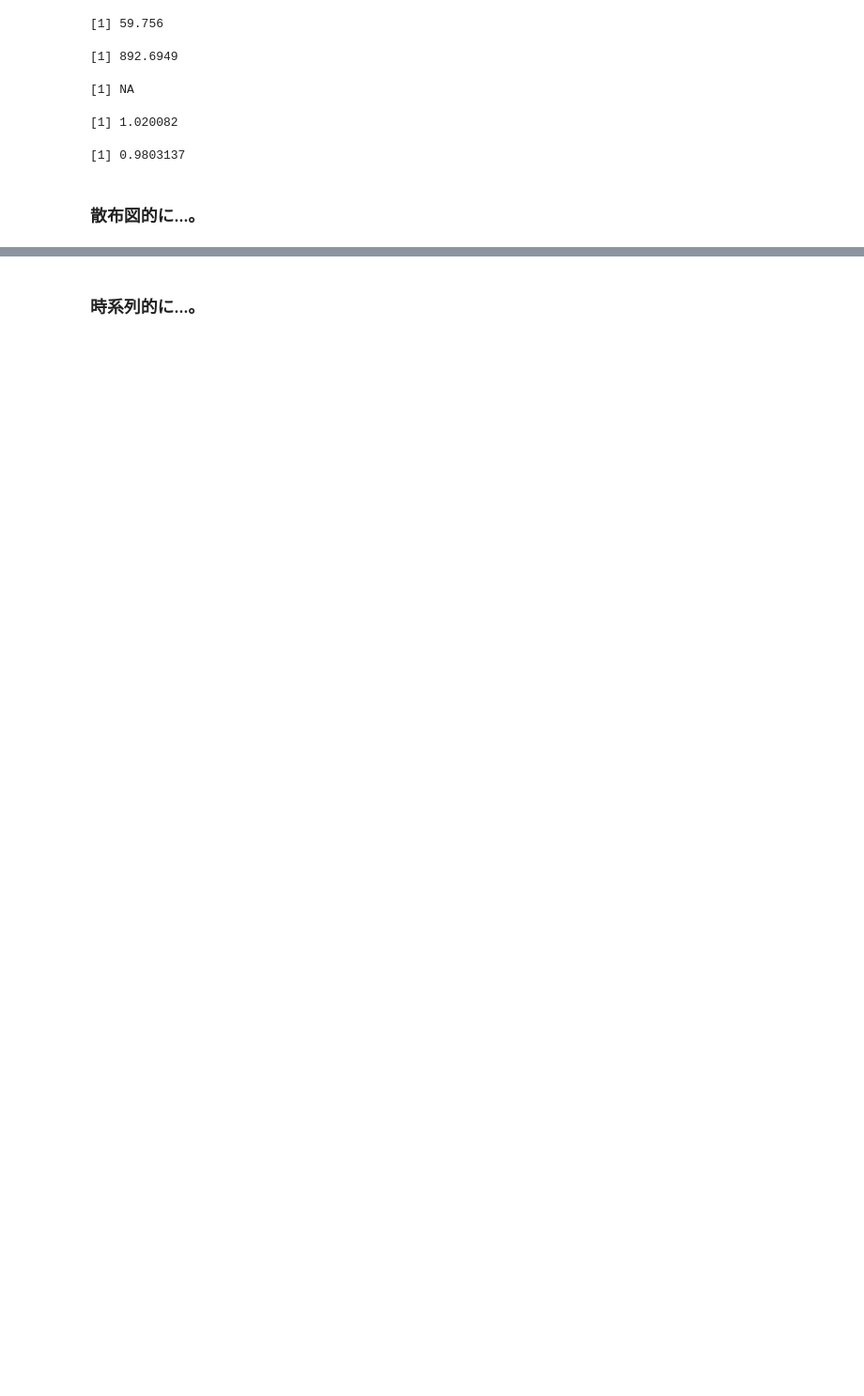
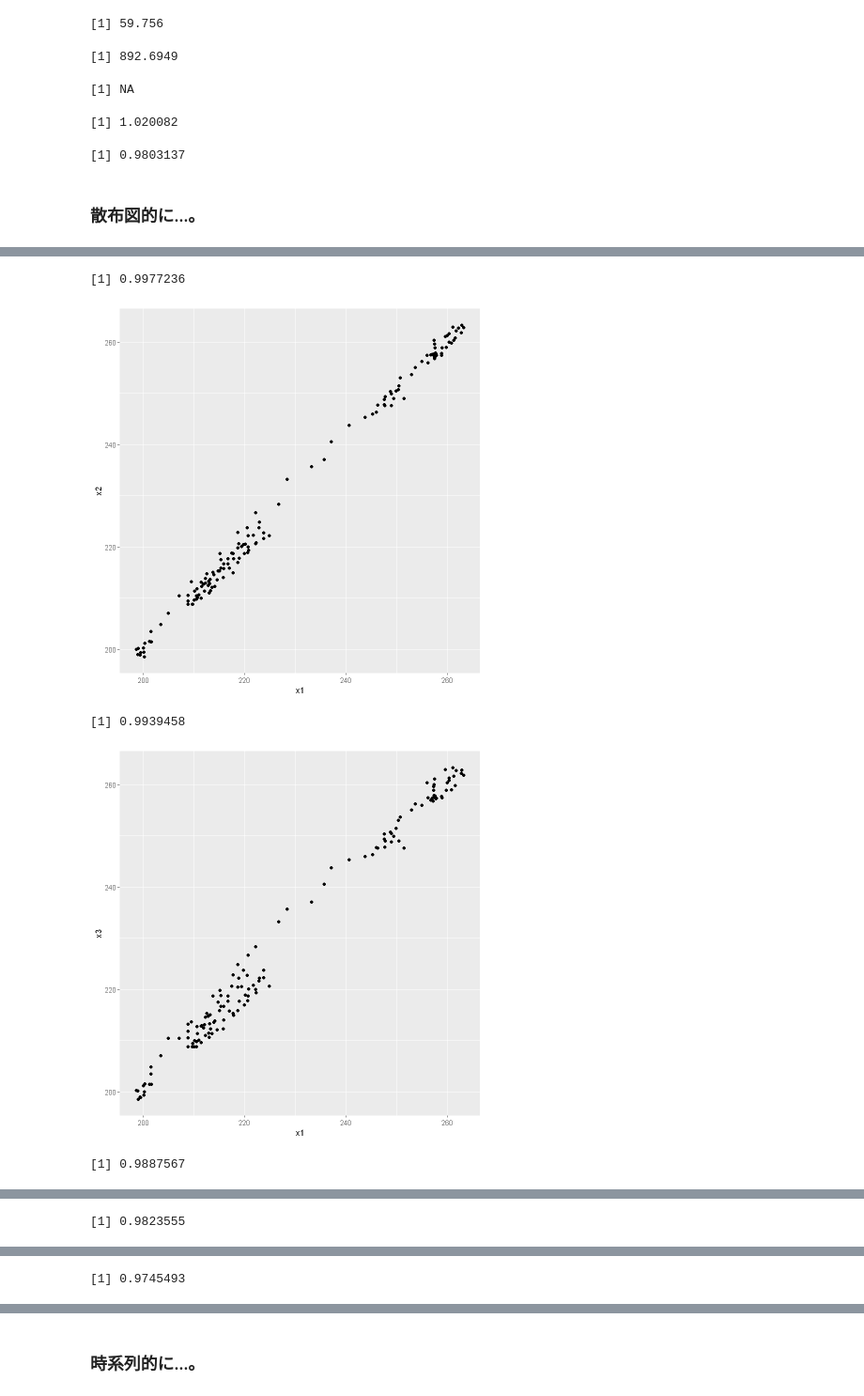
Before and after one commit to e4Rl97/Jupyter191126, a Jupyter notebook: Auto regression.ipynb, the cells around one changed output, grey strips where cells are left out. Shown at 94% size. Drawn from its saved outputs; the diff is of its cells as text; code cells hidden in the pictures; blank space fills up the shorter version.

```diff
--- a/Auto regression.ipynb
+++ b/Auto regression.ipynb
@@ -150,0 +103,45 @@ cor(x, y)
+# %%
+# x1 = 1期目, x2 = 2期目
+x  <- as.numeric(BJsales)
+#x
+# 行末のxを削除
+x1 <- x[-length(x)]
+
+x <- as.numeric(BJsales)
+#y
+# 先頭行を削除
+x2 <- x[-1]
+
+ggplot(as.data.frame(cbind(x1, x2)), aes(x = x1, y = x2)) +
+  geom_point()
+cor(x1, x2)
+
+x1 <- x1[-length(x1)]
+x3 <- x2[-1]
+ggplot(as.data.frame(cbind(x1, x3)), aes(x = x1, y = x3)) +
+  geom_point()
+cor(x1, x3)
+
+x1 <- x1[-length(x1)]
+x4 <- x3[-1]
+ggplot(as.data.frame(cbind(x1, x4)), aes(x = x1, y = x4)) +
+  geom_point()
+cor(x1, x4)
+
+x1 <- x1[-length(x1)]
+x5 <- x4[-1]
+ggplot(as.data.frame(cbind(x1, x5)), aes(x = x1, y = x5)) +
+  geom_point()
+cor(x1, x5)
+
+x1 <- x1[-length(x1)]
+x6 <- x5[-1]
+ggplot(as.data.frame(cbind(x1, x6)), aes(x = x1, y = x6)) +
+  geom_point()
+cor(x1, x6)
+# %% [output]
+[1] 0.9977236
+[figure, added]
+[1] 0.9939458
+[figure, added]
+[1] 0.9887567
@@ -150,0 +149 @@ cor(x, y)
+[1] 0.9823555
@@ -150,0 +151 @@ cor(x, y)
+[1] 0.9745493
```
Also changed, not shown: parts of 3 cells of this notebook.
